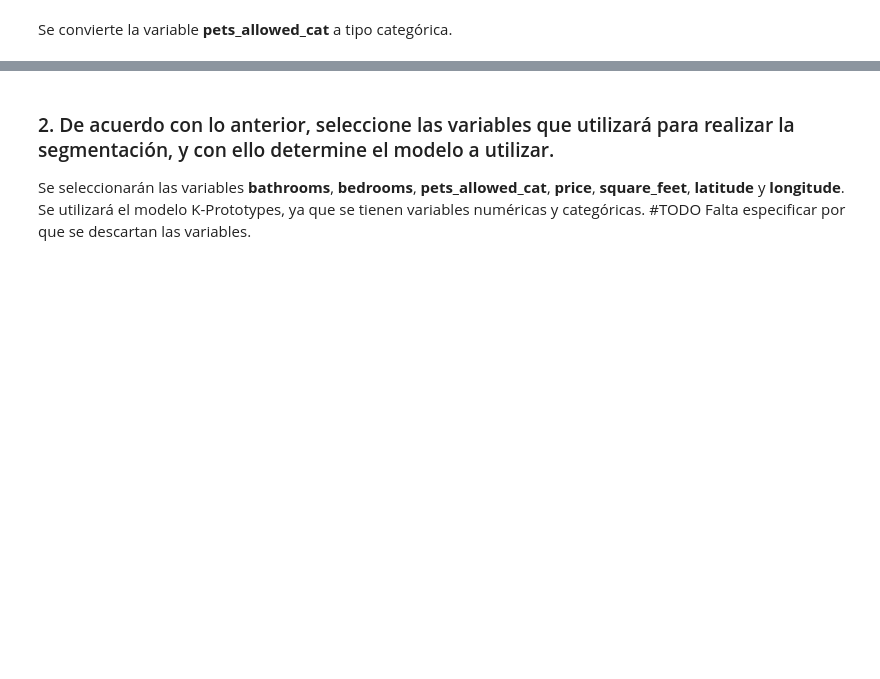
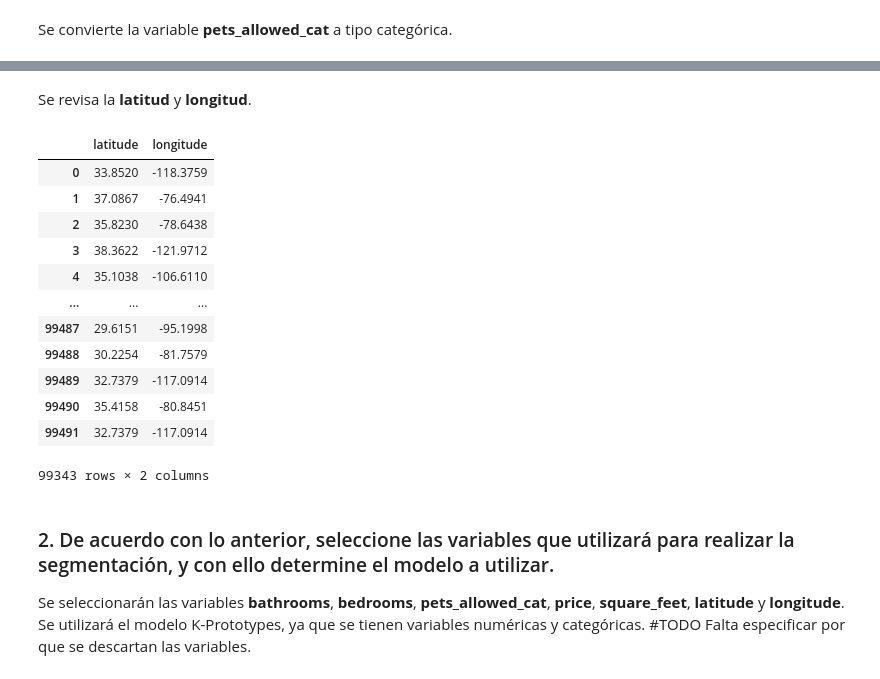
Before and after one commit to hdiazf/machine_learning_2, a Jupyter notebook: notebook/Entrega_ML2.ipynb, the cells around one changed output, grey strips where cells are left out. Saved outputs shown, nothing was run; the diff lists cells and outputs as text; code cells hidden in the pictures; blank space fills up the shorter version.

```diff
--- a/notebook/Entrega_ML2.ipynb
+++ b/notebook/Entrega_ML2.ipynb
@@ -201,4 +198,22 @@ pets_allowed_cat
 Name: count, dtype: int64
+# %% [markdown]
+Se revisa la **latitud** y **longitud**.
+# %%
+df[['latitude', 'longitude']]
+# %% [output]
+|  | latitude | longitude |
+| 0 | 33.8520 | -118.3759 |
+| 1 | 37.0867 | -76.4941 |
+| 2 | 35.8230 | -78.6438 |
+| 3 | 38.3622 | -121.9712 |
+| 4 | 35.1038 | -106.6110 |
+| ... | ... | ... |
+| 99487 | 29.6151 | -95.1998 |
+| 99488 | 30.2254 | -81.7579 |
+| 99489 | 32.7379 | -117.0914 |
+| 99490 | 35.4158 | -80.8451 |
+| 99491 | 32.7379 | -117.0914 |
+99343 rows × 2 columns
 # %% [markdown]
 ### 2. De acuerdo con lo anterior, seleccione las variables que utilizará para realizar la segmentación, y con ello determine el modelo a utilizar.
 Se seleccionarán las variables **bathrooms**, **bedrooms**, **pets_allowed_cat**, **price**, **square_feet**, **latitude** y **longitude**.
```
Also changed, not shown: parts of 16 cells of this notebook, 1 other file.
